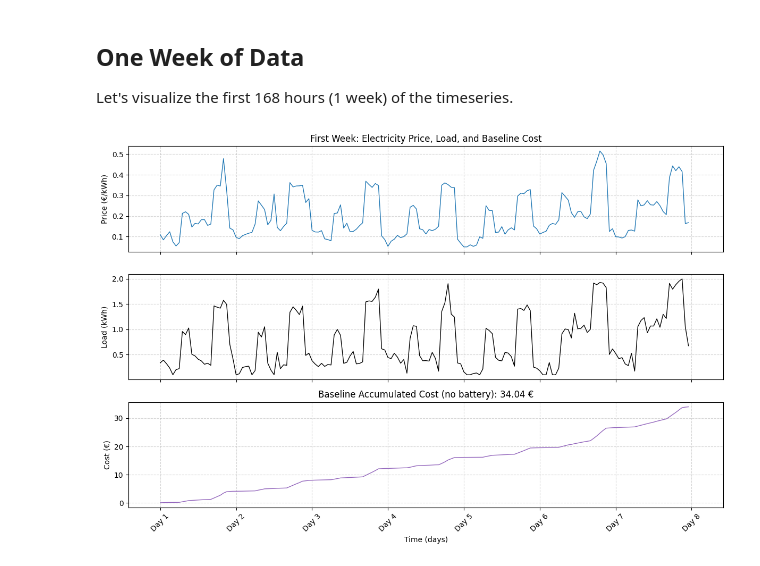
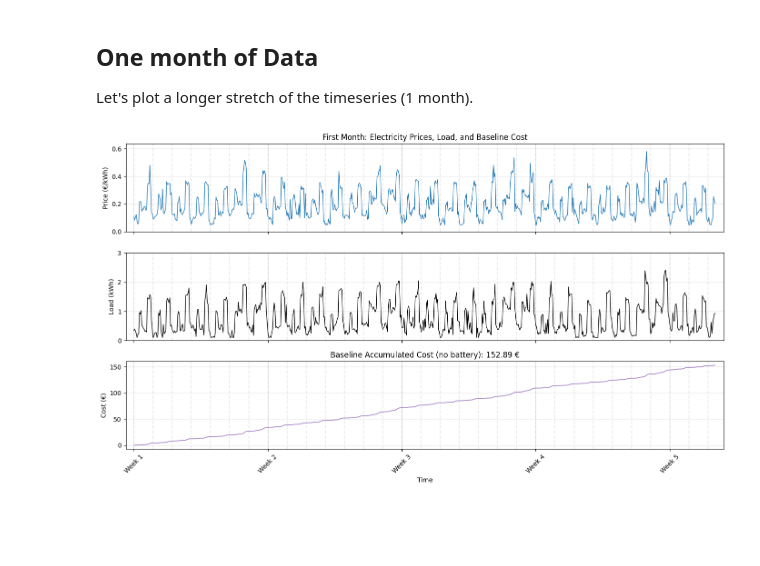
Before and after one commit to aihpi/workshop-rl2-implementation, a Jupyter notebook: 01_workshop/notebooks/00_explore_data.ipynb, the cells around one changed output. Drawn from its saved outputs; the diff is of its cells as text; code cells hidden in the pictures; blank space fills up the shorter version.

Commit message:
Rework data exploration notebook and add data README

```diff
--- a/01_workshop/notebooks/00_explore_data.ipynb
+++ b/01_workshop/notebooks/00_explore_data.ipynb
@@ -38,0 +14,14 @@ Hour 50:
+# %%
+import numpy as np
+import matplotlib.pyplot as plt
+
+# The dataset contains primarily two timeseries: electricity prices and loads of the household:
+prices = np.load('../../03_data/prices.npy')
+loads = np.load('../../03_data/loads.npy')
+# Additionally, we have two auxiliary timeseries that indicate the hour of the day and the day of the week for each timestep.
+hours_of_day = np.load('../../03_data/hours_of_day.npy')
+days_of_week = np.load('../../03_data/days_of_week.npy')
+
+print(f"Dataset: {len(prices):,} hours ({len(prices) / 8760:.0f} years)")
+print(f"\nPrices (€/kWh):  min={prices.min():.3f}  max={prices.max():.3f}  mean={prices.mean():.3f}")
+print(f"Loads (kWh/h):   min={loads.min():.3f}  max={loads.max():.3f}  mean={loads.mean():.3f}")
@@ -39,43 +85,51 @@ Hour 50:
 # %% [markdown]
-## One Week of Data
+## One month of Data
 
-Let's visualize the first 168 hours (1 week) of the timeseries.
+Let's plot a longer stretch of the timeseries (1 month).
 # %%
-# Plot the first week (168 hours)
-episode_length = 168
-episode_prices = prices[:episode_length]
-episode_loads = loads[:episode_length]
-hours = np.arange(episode_length)
+# Plot 1 month of the continuous timeseries
+hours_to_plot = 730
+prices_slice = prices[:hours_to_plot]
+loads_slice = loads[:hours_to_plot]
 
-fig, (ax1, ax2, ax3) = plt.subplots(3, 1, figsize=(12, 8), sharex=True)
+# Create a 3-row subplot: price, load, and baseline cost
+fig, (ax1, ax2, ax3) = plt.subplots(3, 1, figsize=(14, 8), sharex=True)
 
-# Price plot
-ax1.plot(hours, episode_prices, 'tab:blue', linewidth=1)
+# Electricity price
+ax1.plot(prices_slice, color='tab:blue', linewidth=1)
 ax1.set_ylabel('Price (€/kWh)')
-ax1.set_title('First Week: Electricity Price, Load, and Baseline Cost')
-ax1.grid(alpha=0.5, linestyle='--')
+ax1.set_title('First Month: Electricity Prices, Load, and Baseline Cost')
+ax1.set_ylim(0, prices.max() * 1.01)
+ax1.grid(alpha=0.3)
 
-# Load plot
-ax2.plot(hours, episode_loads, color='black', linewidth=1)
+# Household load
+ax2.plot(loads_slice, color='black', linewidth=1)
 ax2.set_ylabel('Load (kWh)')
-ax2.grid(alpha=0.5, linestyle='--')
+ax2.set_ylim(0, loads.max() * 1.1)
+ax2.grid(alpha=0.3)
 
-# Accumulated cost for this week
-hourly_cost = episode_prices * episode_loads
+# Baseline cost = price * load each hour, accumulated over time
+hourly_cost = prices_slice * loads_slice
 accumulated_cost = np.cumsum(hourly_cost)
-ax3.plot(hours, accumulated_cost, 'tab:purple', linewidth=1)
+ax3.plot(accumulated_cost, color='tab:purple', linewidth=1)
 ax3.set_ylabel('Cost (€)')
 ax3.set_title(f'Baseline Accumulated Cost (no battery): {accumulated_cost[-1]:.2f} €')
-ax3.grid(alpha=0.5, linestyle='--')
+ax3.set_xlabel('Time')
+ax3.grid(alpha=0.3)
 
-# Day boundary markers
-days = np.arange(0, episode_length + 1, 24)
-day_labels = [f'Day {i//24 + 1}' for i in days]
-plt.xticks(days, day_labels, rotation=45)
-ax3.set_xlabel('Time (days)')
-ax3.set_xlim(-10, episode_length + 10)
+# Show Monday labels only to avoid crowding
+midnights = np.where(hours_of_day[:hours_to_plot] == 0)[0]
+mondays = [i for i in midnights if days_of_week[i] == 0]
+ax3.set_xticks(mondays)
+ax3.set_xticklabels([f'Week {w+1}' for w in range(len(mondays))], rotation=45)
+ax3.set_xlim(-10, hours_to_plot + 10)
+
+# Add vertical lines at midnight for better readability
+for idx in midnights:
+    for ax in [ax1, ax2, ax3]:
+        ax.axvline(idx, color='gray', linestyle='--', alpha=0.15)
 
 plt.tight_layout()
 plt.show()
 # %% [output]
-[figure, old version]
+[figure, new version]
```
Also changed, not shown: parts of 12 cells of this notebook, 1 other file.
